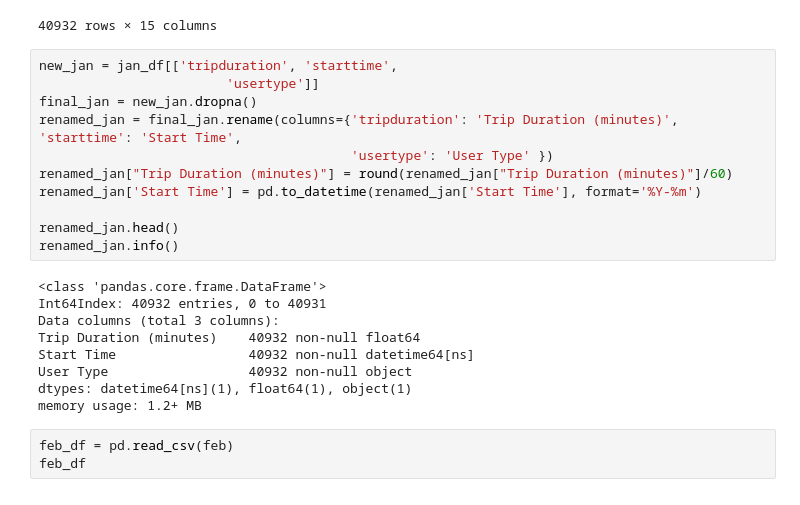
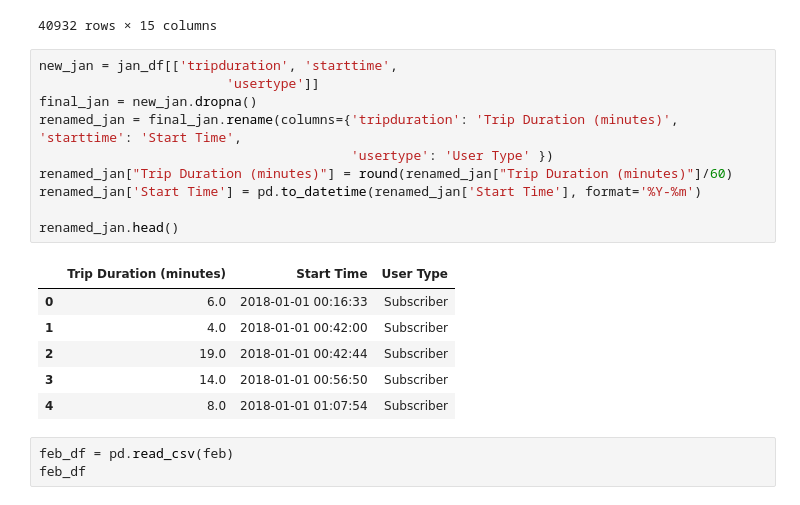
Before and after one commit to uncncsu/project-1, a Jupyter notebook: vp_br/Boston Cleaning Data.ipynb, the cells around one changed output. Drawn from its saved outputs; the diff is of its cells as text.

```diff
--- a/vp_br/Boston Cleaning Data.ipynb
+++ b/vp_br/Boston Cleaning Data.ipynb
@@ -38,23 +38,20 @@ jan_df
 # %%
 new_jan = jan_df[['tripduration', 'starttime',
                         'usertype']]
 final_jan = new_jan.dropna()
 renamed_jan = final_jan.rename(columns={'tripduration': 'Trip Duration (minutes)', 'starttime': 'Start Time',
                                         'usertype': 'User Type' })
 renamed_jan["Trip Duration (minutes)"] = round(renamed_jan["Trip Duration (minutes)"]/60)
 renamed_jan['Start Time'] = pd.to_datetime(renamed_jan['Start Time'], format='%Y-%m')
 
 renamed_jan.head()
-renamed_jan.info()
 # %% [output]
-<class 'pandas.core.frame.DataFrame'>
-Int64Index: 40932 entries, 0 to 40931
-Data columns (total 3 columns):
-Trip Duration (minutes)    40932 non-null float64
-Start Time                 40932 non-null datetime64[ns]
-User Type                  40932 non-null object
-dtypes: datetime64[ns](1), float64(1), object(1)
-memory usage: 1.2+ MB
+|  | Trip Duration (minutes) | Start Time | User Type |
+| 0 | 6.0 | 2018-01-01 00:16:33 | Subscriber |
+| 1 | 4.0 | 2018-01-01 00:42:00 | Subscriber |
+| 2 | 19.0 | 2018-01-01 00:42:44 | Subscriber |
+| 3 | 14.0 | 2018-01-01 00:56:50 | Subscriber |
+| 4 | 8.0 | 2018-01-01 01:07:54 | Subscriber |
 # %%
 feb_df = pd.read_csv(feb)
 feb_df
```
Also changed, not shown: parts of 13 cells of this notebook, 1 other file.
